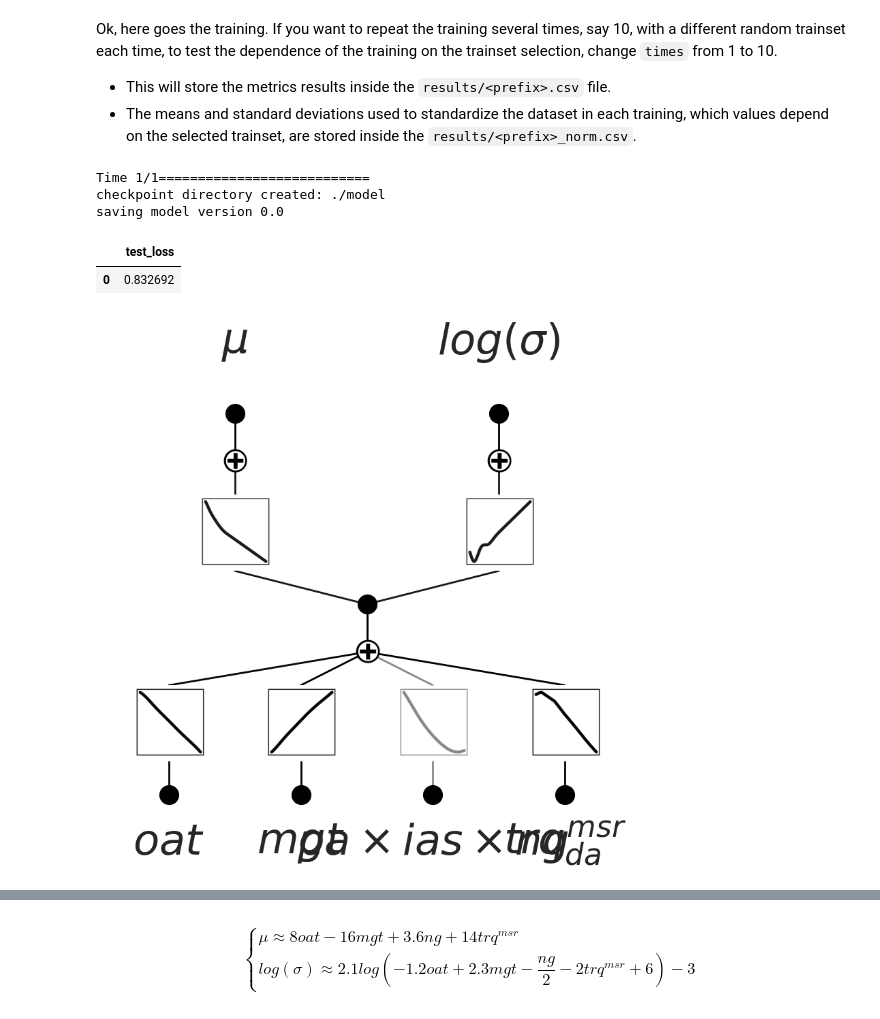
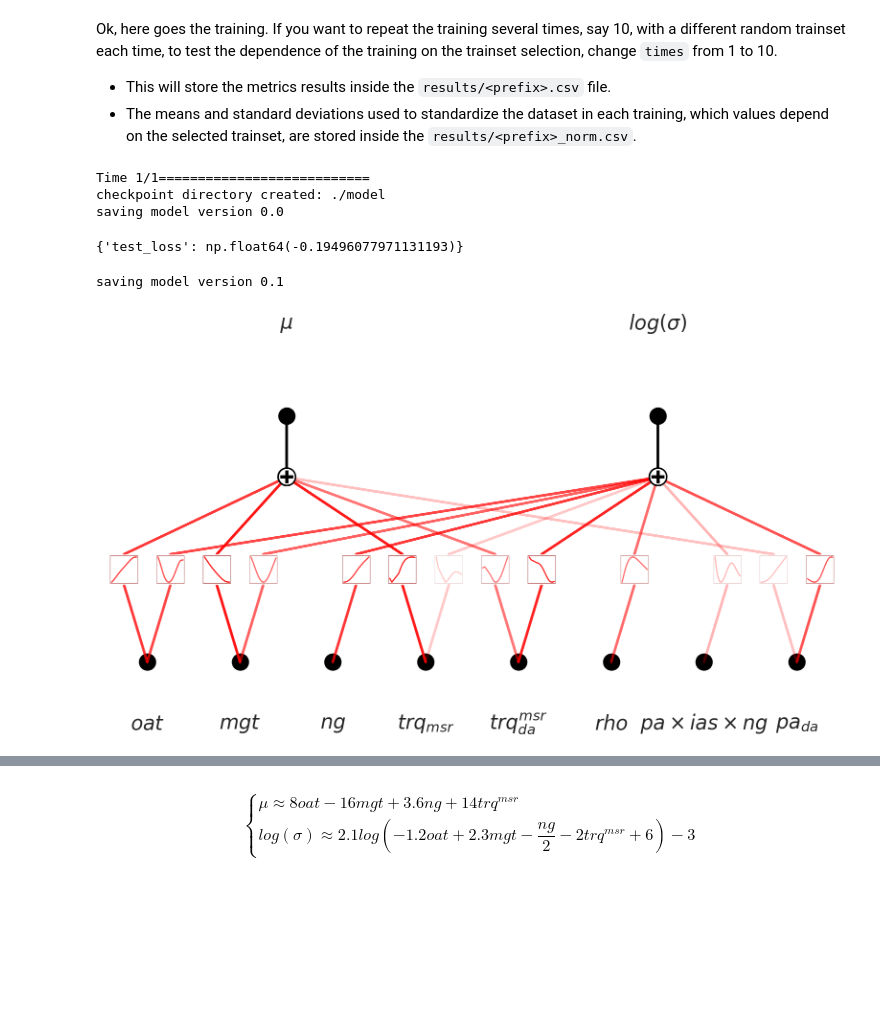
Before and after one commit to MrPio/PHM_North_America_2024_Challenge, a Jupyter notebook: 2-torque_target_probabilistic_regression/2.2-Torque_Target_Regression.ipynb, the cells around one changed output, grey strips where cells are left out. Saved outputs shown, nothing was run; the diff lists cells and outputs as text; code cells hidden in the pictures; blank space fills up the shorter version.

```diff
--- a/2-torque_target_probabilistic_regression/2.2-Torque_Target_Regression.ipynb
+++ b/2-torque_target_probabilistic_regression/2.2-Torque_Target_Regression.ipynb
@@ -39,3 +33,5 @@ pyKAN.test(testset)
+# %%
+prefix="7-interpretable_extension"
 # %% [markdown]
 Ok, here goes the training. If you want to repeat the training several times, say 10, with a different random trainset each time, to test the dependence of the training on the trainset selection, change `times` from 1 to 10.
 
@@ -43,12 +39,32 @@ Ok, here goes the training. If you want to repeat the training several times, sa
 - The means and standard deviations used to standardize the dataset in each training, which values depend on the selected trainset, are stored inside the `results/<prefix>_norm.csv`.
 # %%
 # 3m
-pyKAN.multi_train(df_x, df_y['trq_margin'], epochs=30, lr=0.05, train_ratio=0.95, batch_size=2048,
-                  prefix='6-interpretable', times=1)
+pyKAN.multi_train(
+    df_x,
+    df_y["trq_margin"],
+    epochs=30,
+    lr=0.05,
+    train_ratio=0.95,
+    batch_size=2048,
+    prefix=prefix,
+    times=1,
+)
 # %% [output]
 Time 1/1===========================
 checkpoint directory created: ./model
 saving model version 0.0
-|  | test_loss |
-| 0 | 0.832692 |
+# %%
+pyKAN.load(prefix)
+_, _, testset, _ = split_dataset(
+    df_x,
+    df_y["trq_margin"],
+    standardize_y=False,
+    train_ratio=0.15,
+    max=1,
+    seed=1,
+    device=device,
+)
+pyKAN.test(testset)
+# %% [output]
+{'test_loss': np.float64(-0.19496077971131193)}
 # %%
@@ -56,6 +72,10 @@ pyKAN.save('7-interpretable')
+# %%
+pyKAN.model=pyKAN.model.prune()
+# %% [output]
+saving model version 0.1
 # %%
 # 1s
-pyKAN.plot(scale=1,in_vars=list(map(to_latex, df_x.columns)), varscale=4.5, rotate_in_vars=True)
+pyKAN.plot(scale=2, in_vars=list(map(to_latex, df_x.columns)), varscale=3, rotate_in_vars=True)
 # %% [output]
-[figure, old version]
+[figure, new version]
 # %%
```
Also changed, not shown: parts of 10 cells of this notebook, 8 other files.
